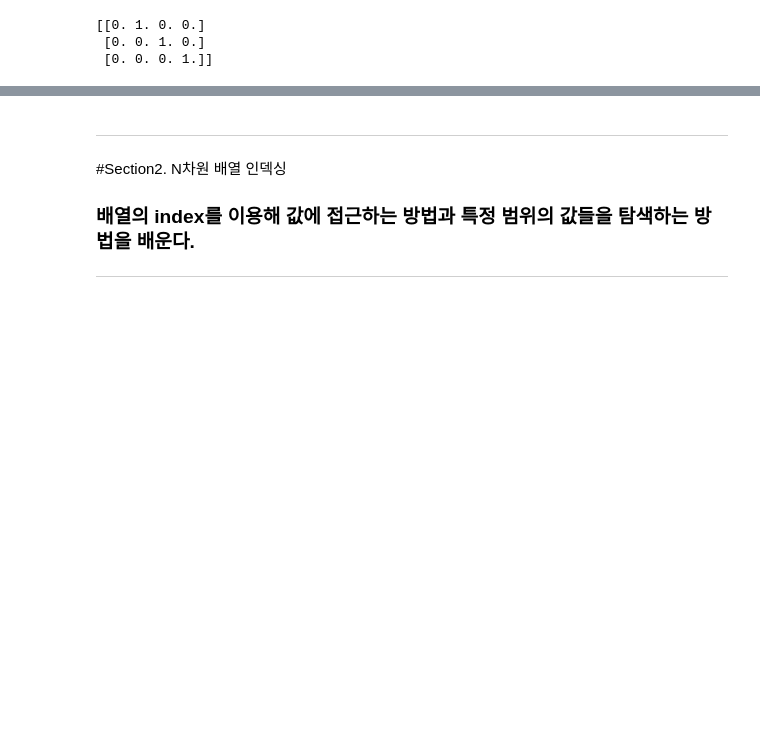
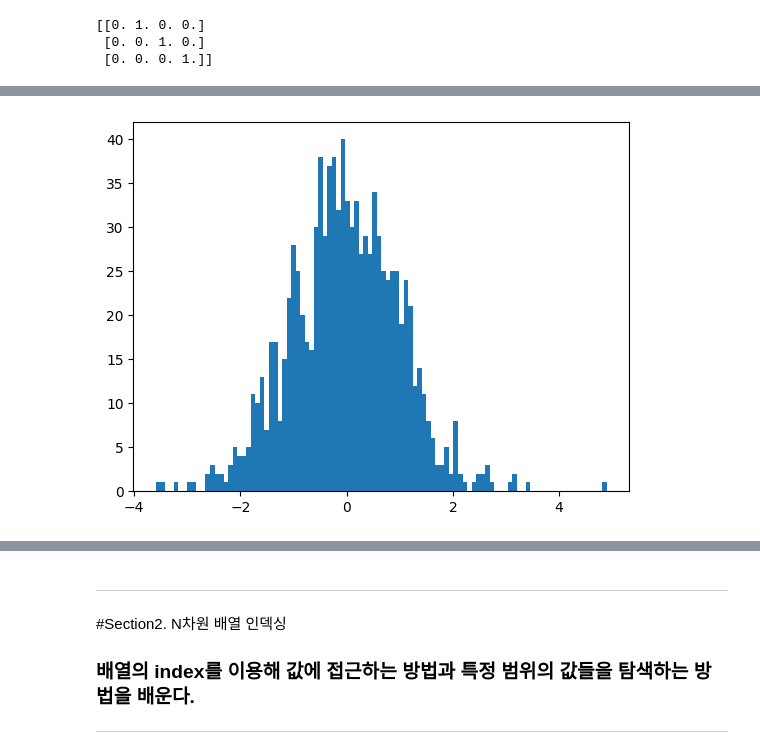
Before and after one commit to hajonghyun/inflearn_Numpy_Basic_for_ds, a Jupyter notebook: 1_numpy.ipynb, the cells around one changed output, grey strips where cells are left out. Cells and saved outputs as stored; diff of their text form; code cells hidden in the pictures; blank space fills up the shorter version.

```diff
--- a/1_numpy.ipynb
+++ b/1_numpy.ipynb
@@ -155,0 +357,7 @@ print(arr)
+# %%
+# np.random.randn()
+arr= np.random.randn(1000)
+plt.hist(arr, bins=100)
+plt.show()
+# %% [output]
+[figure, added]
```
Also changed, not shown: parts of 28 cells of this notebook.
